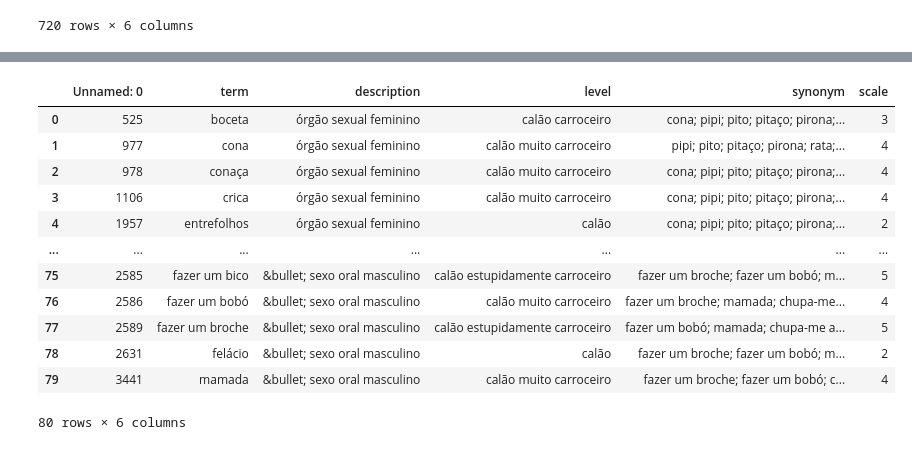
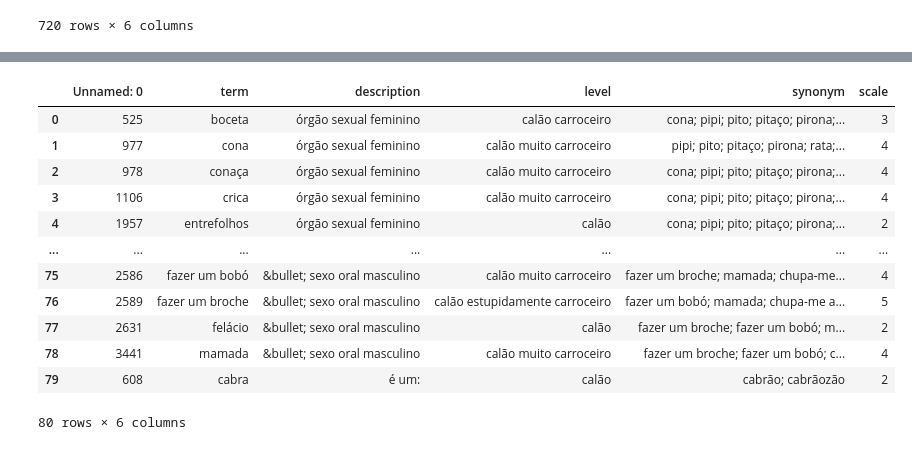
Before and after one commit to InterruptorPt/misonia-hip-hop-tuga, a Jupyter notebook: stats.ipynb, the cells around one changed output, grey strips where cells are left out. Drawn from its saved outputs; the diff is of its cells as text; code cells hidden in the pictures.

```diff
--- a/stats.ipynb
+++ b/stats.ipynb
@@ -76,6 +83,11 @@ dicionario
 | 718 | 6518 | xulo | é um: | calão carroceiro | none | 3 |
 | 719 | 6524 | zuate | referente à região das nádegas ou... | calão | bunda; alcofa; cu; peida; rabo; b... | 2 |
 720 rows × 6 columns
+# %%
+#dropping irrelevant terms
+dicionario = dicionario.loc[dicionario["term"] != "vale"]
+dicionario = dicionario.loc[dicionario["term"] != "pinto"]
+dicionario = dicionario.loc[dicionario["term"] != "tipo"]
 # %%
 #finding matches for swear words
 
@@ -120,29 +132,29 @@ Xeg                       8.363636
 Name: score, dtype: float64
 # %%
 #filtering misogynistic terms
-
 lady_parts = dicionario[dicionario['description'].str.contains('órgão sexual feminino', na=False)]
 men_parts = dicionario[dicionario['description'].str.contains('órgão sexual masculino', na=False)]
 women_rude = dicionario[dicionario['synonym'].str.contains('prostituta', na=False)]
 oral_sex = dicionario[dicionario['description'].str.contains('sexo oral', na=False)]
 anal_sex = dicionario[dicionario['description'].str.contains('sexo anal', na=False)]
 semen = dicionario[dicionario['description'].str.contains('esperma', na=False)]
+cabra = dicionario[dicionario['term'].str.contains('cabra', na=False)]
 
-dicionario_misoginia = pd.concat([lady_parts, women_rude, men_parts, semen, oral_sex], ignore_index= True)
+dicionario_misoginia = pd.concat([lady_parts, women_rude, men_parts, semen, oral_sex, cabra], ignore_index= True)
 dicionario_misoginia
 # %% [output]
 |  | Unnamed: 0 | term | description | level | synonym | scale |
 | 0 | 525 | boceta | órgão sexual feminino | calão carroceiro | cona; pipi; pito; pitaço; pirona;... | 3 |
 | 1 | 977 | cona | órgão sexual feminino | calão muito carroceiro | pipi; pito; pitaço; pirona; rata;... | 4 |
 | 2 | 978 | conaça | órgão sexual feminino | calão muito carroceiro | cona; pipi; pito; pitaço; pirona;... | 4 |
 | 3 | 1106 | crica | órgão sexual feminino | calão muito carroceiro | cona; pipi; pito; pitaço; pirona;... | 4 |
 | 4 | 1957 | entrefolhos | órgão sexual feminino | calão | cona; pipi; pito; pitaço; pirona;... | 2 |
 | ... | ... | ... | ... | ... | ... | ... |
-| 75 | 2585 | fazer um bico | &bullet; sexo oral masculino | calão estupidamente carroceiro | fazer um broche; fazer um bobó; m... | 5 |
-| 76 | 2586 | fazer um bobó | &bullet; sexo oral masculino | calão muito carroceiro | fazer um broche; mamada; chupa-me... | 4 |
-| 77 | 2589 | fazer um broche | &bullet; sexo oral masculino | calão estupidamente carroceiro | fazer um bobó; mamada; chupa-me a... | 5 |
-| 78 | 2631 | felácio | &bullet; sexo oral masculino | calão | fazer um broche; fazer um bobó; m... | 2 |
-| 79 | 3441 | mamada | &bullet; sexo oral masculino | calão muito carroceiro | fazer um broche; fazer um bobó; c... | 4 |
+| 75 | 2586 | fazer um bobó | &bullet; sexo oral masculino | calão muito carroceiro | fazer um broche; mamada; chupa-me... | 4 |
+| 76 | 2589 | fazer um broche | &bullet; sexo oral masculino | calão estupidamente carroceiro | fazer um bobó; mamada; chupa-me a... | 5 |
+| 77 | 2631 | felácio | &bullet; sexo oral masculino | calão | fazer um broche; fazer um bobó; m... | 2 |
+| 78 | 3441 | mamada | &bullet; sexo oral masculino | calão muito carroceiro | fazer um broche; fazer um bobó; c... | 4 |
+| 79 | 608 | cabra | é um: | calão | cabrão; cabrãozão | 2 |
 80 rows × 6 columns
 # %%
 #dicionario[dicionario['description'].str.contains('insulto a árbitro', na=False)]
```
Also changed, not shown: parts of 18 cells of this notebook, 9 other files.
